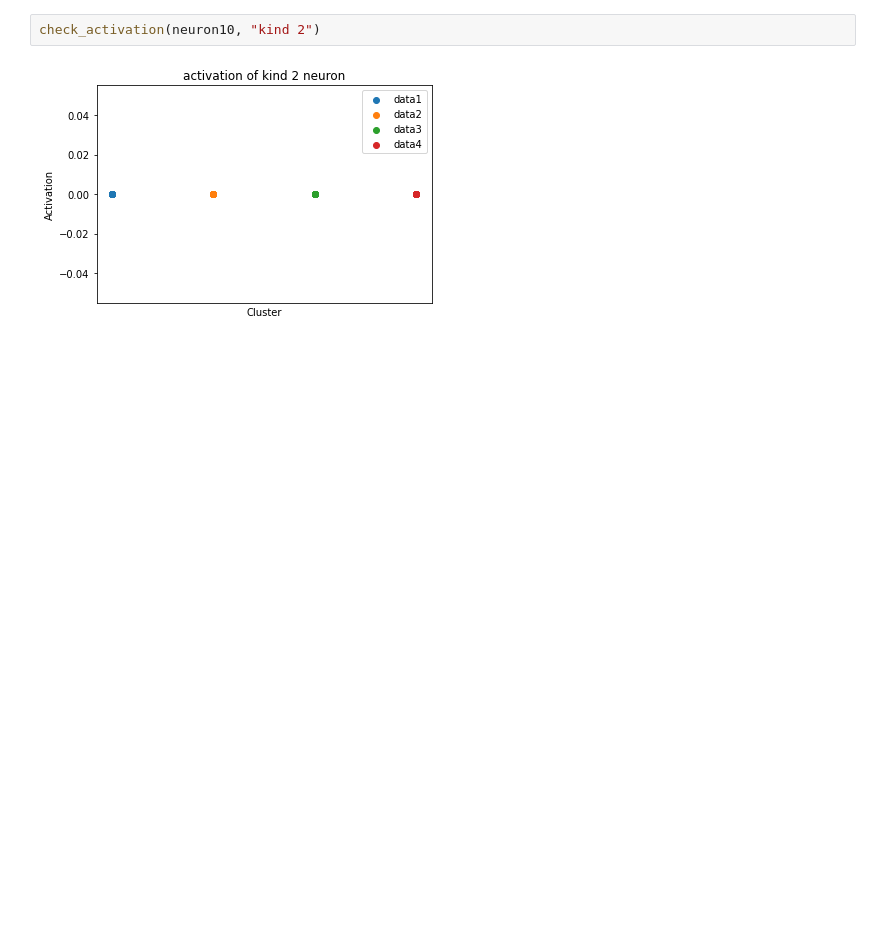
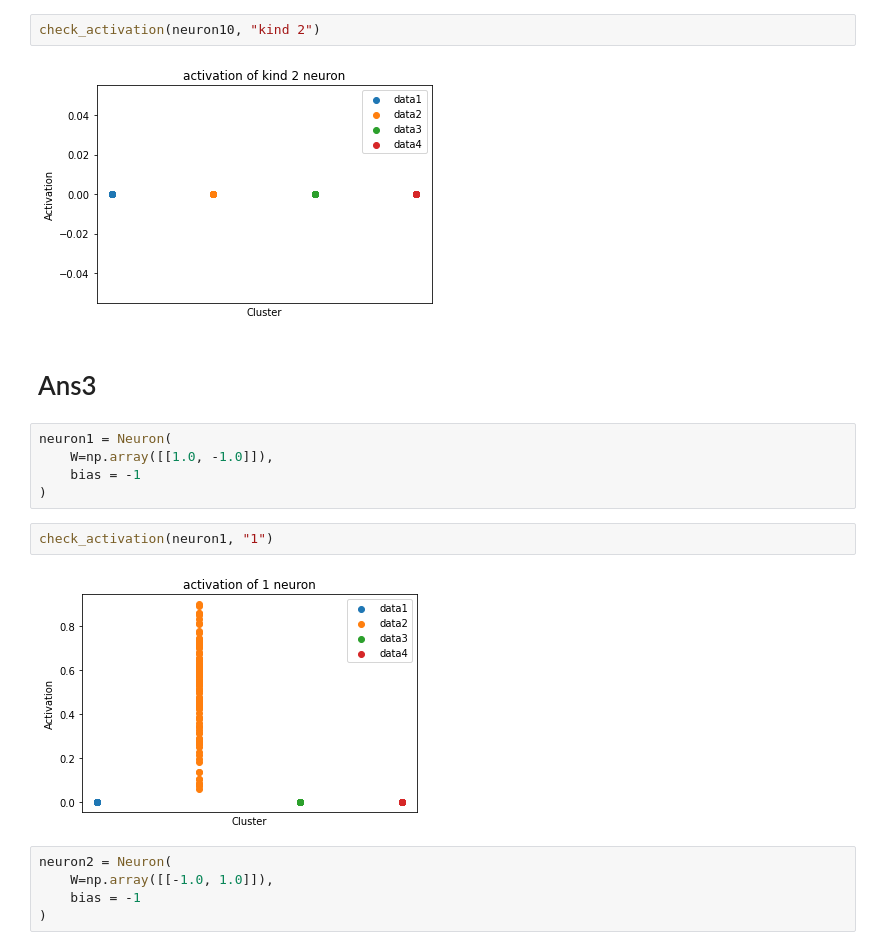
Before and after one commit to KeitaW/Colab-Notebooks, a Jupyter notebook: 210530_students_ans.ipynb, the cells around one changed output. Saved outputs shown, nothing was run; the diff lists cells and outputs as text; blank space fills up the shorter version.

```diff
--- a/210530_students_ans.ipynb
+++ b/210530_students_ans.ipynb
@@ -262,3 +270,19 @@ neuron10 = Neuron(
 check_activation(neuron10, "kind 2")
 # %% [output]
 [figure]
+# %% [markdown]
+# Ans3
+# %%
+neuron1 = Neuron(
+    W=np.array([[1.0, -1.0]]),
+    bias = -1
+)
+# %%
+check_activation(neuron1, "1")
+# %% [output]
+[figure, added]
+# %%
+neuron2 = Neuron(
+    W=np.array([[-1.0, 1.0]]),
+    bias = -1
+)
```
Also changed, not shown: parts of 294 cells of this notebook.
